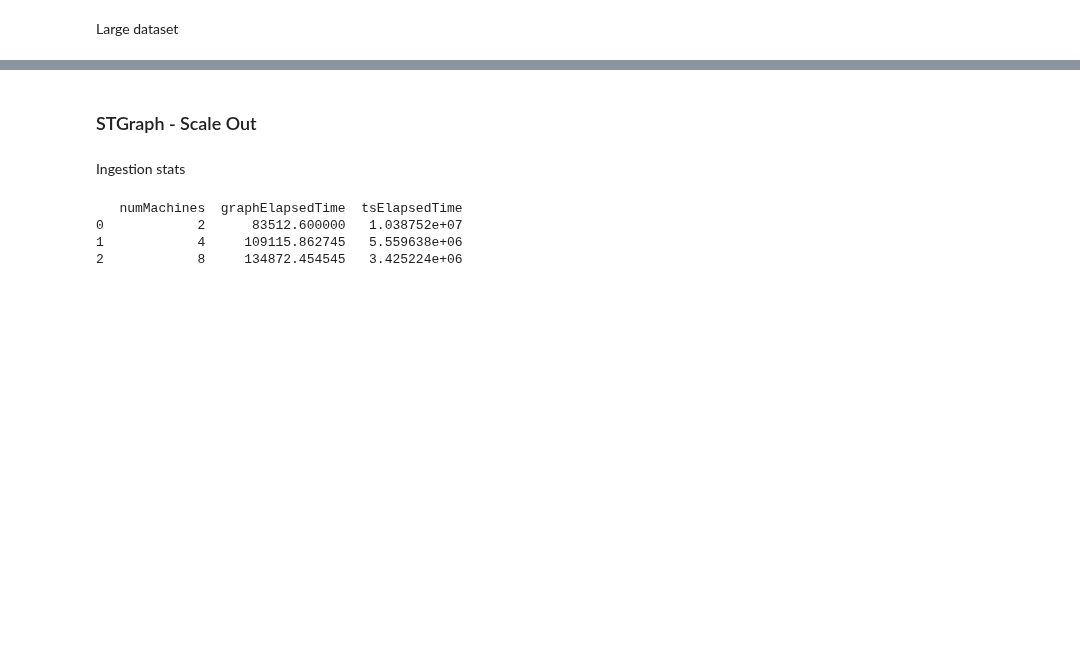
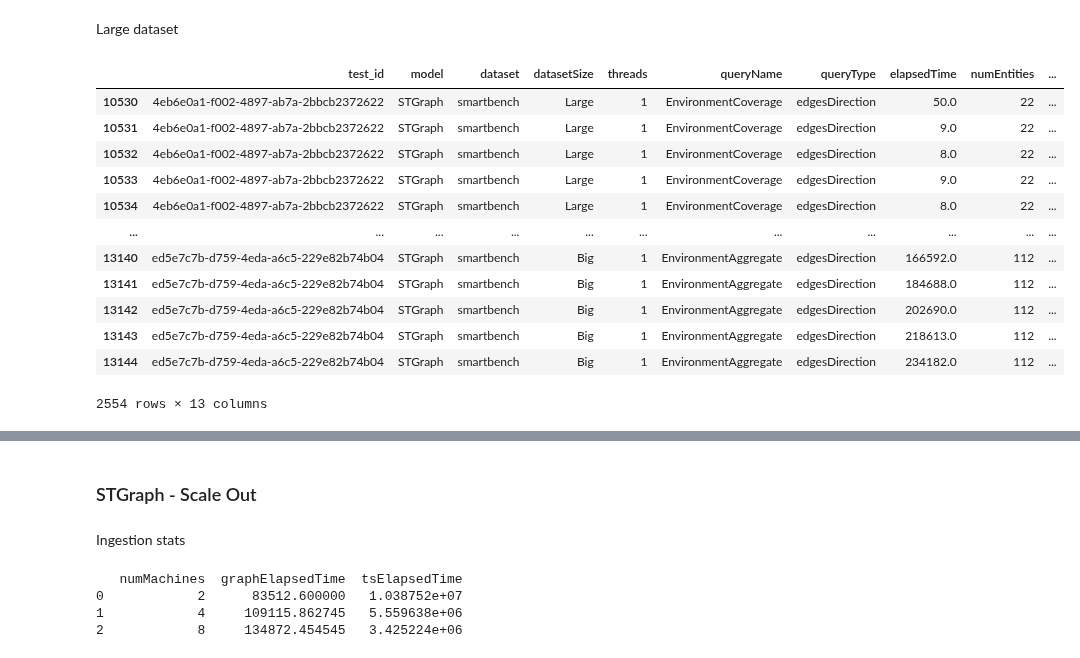
Before and after one commit to big-unibo/STGraph-evaluation, a Jupyter notebook: postprocessing/STGraph.ipynb, the cells around one changed output, grey strips where cells are left out. Drawn from its saved outputs; the diff is of its cells as text; code cells hidden in the pictures; blank space fills up the shorter version.

```diff
--- a/postprocessing/STGraph.ipynb
+++ b/postprocessing/STGraph.ipynb
@@ -472,2 +519,18 @@ plot_execution_times_selectivity(quer_dset, "Big", 1)
 # %% [markdown]
 Large dataset
+# %%
+quer_dset.loc[(quer_dset["model"] == "STGraph") & (quer_dset["querySelectivity"] == "scaled")]
+# %% [output]
+|  | test_id | model | dataset | datasetSize | threads | queryName | queryType | elapsedTime | numEntities | ... |
+| 10530 | 4eb6e0a1-f002-4897-ab7a-2bbcb2372622 | STGraph | smartbench | Large | 1 | EnvironmentCoverage | edgesDirection | 50.0 | 22 | ... |
+| 10531 | 4eb6e0a1-f002-4897-ab7a-2bbcb2372622 | STGraph | smartbench | Large | 1 | EnvironmentCoverage | edgesDirection | 9.0 | 22 | ... |
+| 10532 | 4eb6e0a1-f002-4897-ab7a-2bbcb2372622 | STGraph | smartbench | Large | 1 | EnvironmentCoverage | edgesDirection | 8.0 | 22 | ... |
+| 10533 | 4eb6e0a1-f002-4897-ab7a-2bbcb2372622 | STGraph | smartbench | Large | 1 | EnvironmentCoverage | edgesDirection | 9.0 | 22 | ... |
+| 10534 | 4eb6e0a1-f002-4897-ab7a-2bbcb2372622 | STGraph | smartbench | Large | 1 | EnvironmentCoverage | edgesDirection | 8.0 | 22 | ... |
+| ... | ... | ... | ... | ... | ... | ... | ... | ... | ... | ... |
+| 13140 | ed5e7c7b-d759-4eda-a6c5-229e82b74b04 | STGraph | smartbench | Big | 1 | EnvironmentAggregate | edgesDirection | 166592.0 | 112 | ... |
+| 13141 | ed5e7c7b-d759-4eda-a6c5-229e82b74b04 | STGraph | smartbench | Big | 1 | EnvironmentAggregate | edgesDirection | 184688.0 | 112 | ... |
+| 13142 | ed5e7c7b-d759-4eda-a6c5-229e82b74b04 | STGraph | smartbench | Big | 1 | EnvironmentAggregate | edgesDirection | 202690.0 | 112 | ... |
+| 13143 | ed5e7c7b-d759-4eda-a6c5-229e82b74b04 | STGraph | smartbench | Big | 1 | EnvironmentAggregate | edgesDirection | 218613.0 | 112 | ... |
+| 13144 | ed5e7c7b-d759-4eda-a6c5-229e82b74b04 | STGraph | smartbench | Big | 1 | EnvironmentAggregate | edgesDirection | 234182.0 | 112 | ... |
+2554 rows × 13 columns
```
Also changed, not shown: parts of 9 cells of this notebook, 9 other files.
